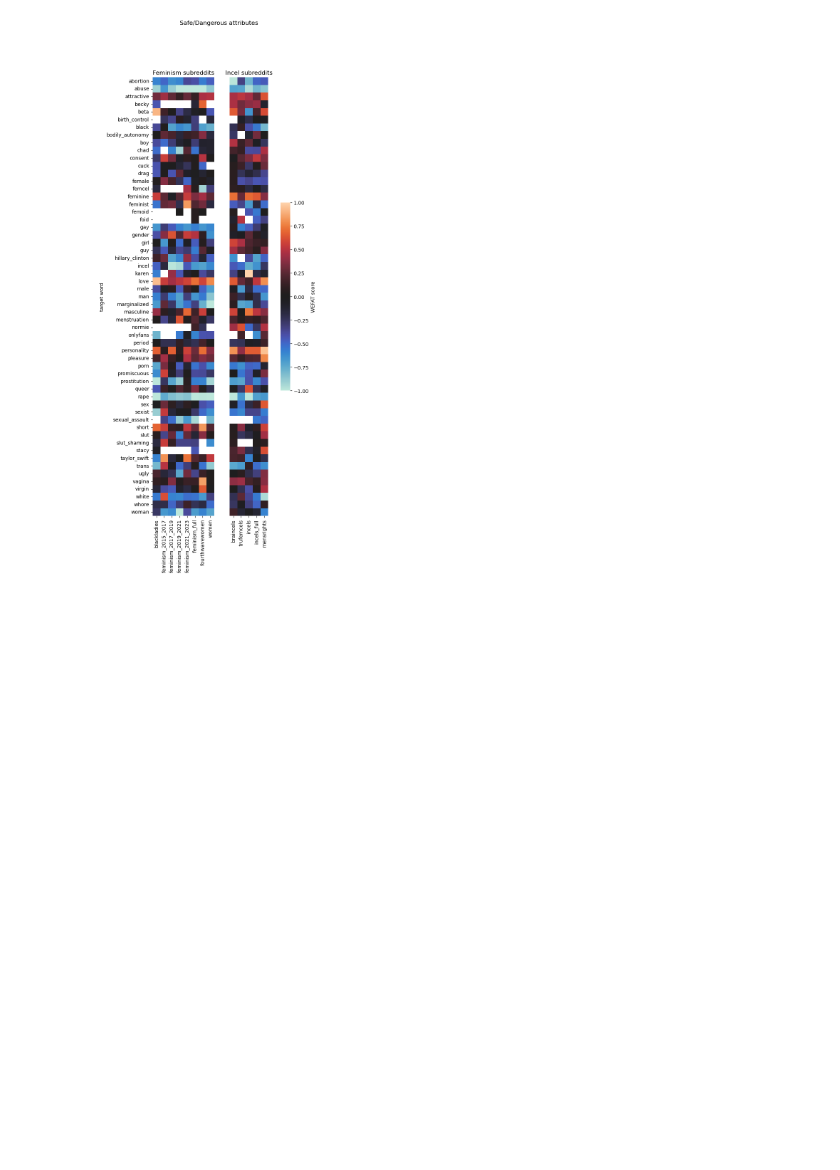
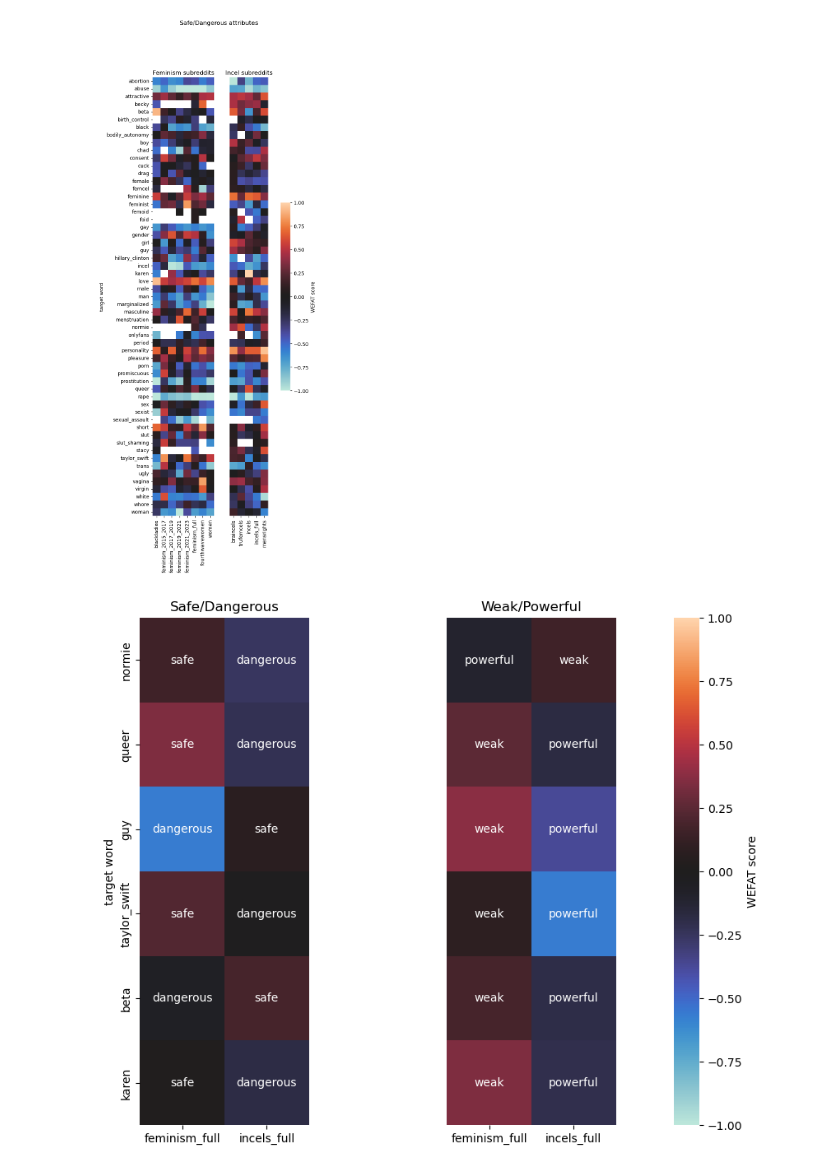
Before and after one commit to e-mckinnie/reddit-bias-word-embeddings, a Jupyter notebook: Experiments/WEFAT_visualizations.ipynb, the cells around one changed output. Drawn from its saved outputs; the diff is of its cells as text; code cells hidden in the pictures; blank space fills up the shorter version.

Commit message:
Update visualizations

```diff
--- a/Experiments/WEFAT_visualizations.ipynb
+++ b/Experiments/WEFAT_visualizations.ipynb
@@ -32,3 +32,44 @@ incel_corpora = ['braincels', 'trufemcels', 'incels', 'incels_full', 'mensrights
 plot_incels_and_feminism(safe_dangerous_df, incel_corpora, 'Safe/Dangerous attributes')
 # %% [output]
 [figure]
+# %%
+# return df where signs mismatch
+# convert signs to words
+def sign_mismatch(df, cols):
+    if len(cols) == 2:
+        return df[cols].loc[df[cols[0]] * df[cols[1]] < 0]
+    elif len(cols) == 4:
+        return df[cols].loc[df[cols[0]] * df[cols[1]] * df[cols[2]] * df[cols[3]]< 0]
+# %%
+def find_overlap_attributes(safe_dangerous_df, weak_powerful_df, cols):
+    exp_1 = sign_mismatch(safe_dangerous_df, cols)
+    exp_2 = sign_mismatch(weak_powerful_df, cols)
+    return list(set(exp_1.index).intersection(set(exp_2.index)))
+# %%
+def turn_sign_into_word(df, cols, pos_word, neg_word):
+    df = df.copy()
+    for col in cols:
+        df[col] = df[col].apply(lambda x: pos_word if x > 0 else neg_word)
+
+    return df
+# %%
+def plot_sign_mismatch(safe_dangerous_df, weak_powerful_df, cols, dims):
+    fig, (ax1, ax2) = pyplot.subplots(1, 2, figsize=dims)
+    overlap = find_overlap_attributes(safe_dangerous_df, weak_powerful_df, cols)
+
+    sign_mismatch_df = sign_mismatch(safe_dangerous_df, cols).loc[overlap]
+    labels = turn_sign_into_word(sign_mismatch_df, cols, 'safe', 'dangerous').loc[overlap]
+    sb.heatmap(ax=ax1, data=sign_mismatch_df, center=0, vmin=-1, vmax=1, square=True, annot=labels, fmt="", cbar=False)
+    ax1.set_ylabel('target word')
+    ax1.set_title('Safe/Dangerous')
+
+    sign_mismatch_df = sign_mismatch(weak_powerful_df, cols).loc[overlap]
+    labels = turn_sign_into_word(sign_mismatch_df, cols, 'weak', 'powerful').loc[overlap]
+    sb.heatmap(ax=ax2, data=sign_mismatch_df, center=0, vmin=-1, vmax=1, square=True, annot=labels, fmt="", cbar_kws={'label': 'WEFAT score', 'pad': 0.2})
+    ax2.set_ylabel('')
+    ax2.set_yticks([])
+    ax2.set_title('Weak/Powerful')
+# %%
+plot_sign_mismatch(safe_dangerous_df, weak_powerful_df, ['feminism_full', 'incels_full'], (10, 8))
+# %% [output]
+[figure, added]
```
Also changed, not shown: parts of 6 cells of this notebook, 1 other file.
